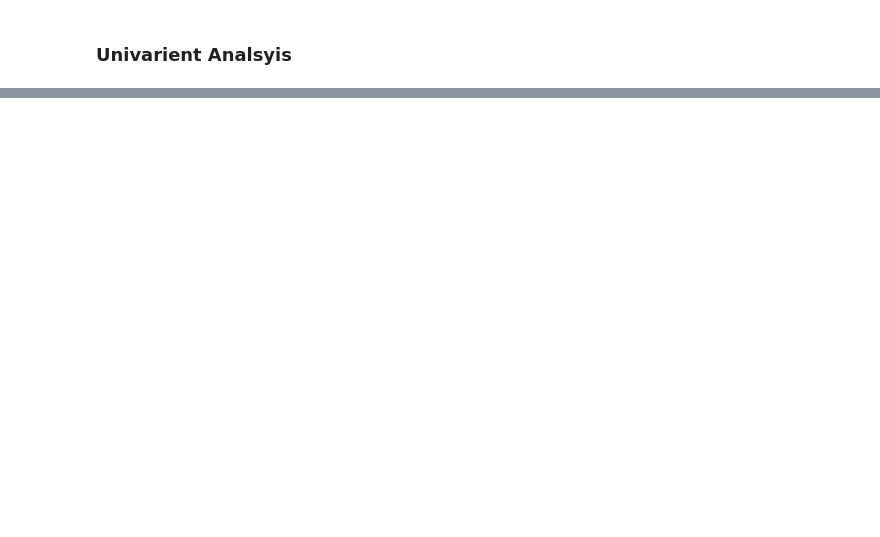
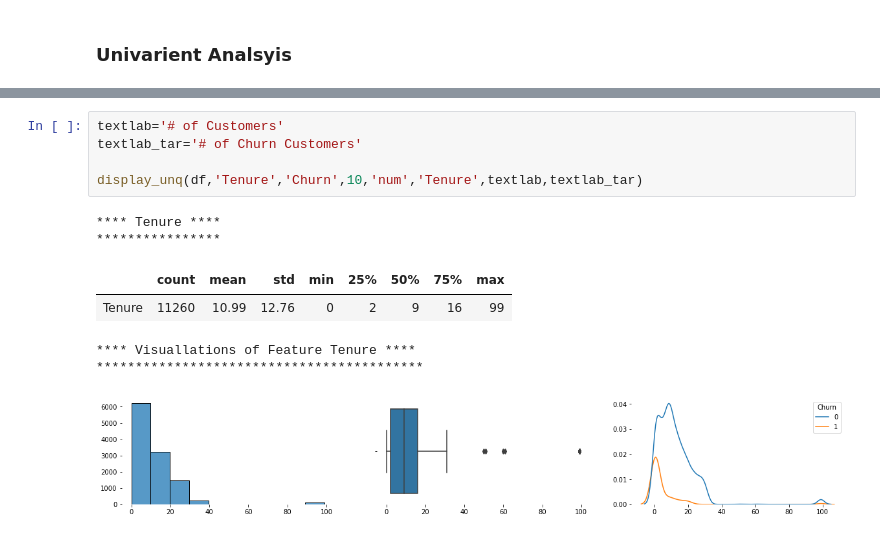
Before and after one commit to psiva2019/CustmerChurn, a Jupyter notebook: CustumerChurn.ipynb, the cells around one changed output, grey strips where cells are left out. Saved outputs shown, nothing was run; the diff lists cells and outputs as text; blank space fills up the shorter version.

```diff
--- a/CustumerChurn.ipynb
+++ b/CustumerChurn.ipynb
@@ -394,0 +486,13 @@ def display_unq(dff,var,tar,bins,typevar,tit):
+# %%
+textlab='# of Customers'
+textlab_tar='# of Churn Customers'
+
+display_unq(df,'Tenure','Churn',10,'num','Tenure',textlab,textlab_tar)
+# %% [output]
+**** Tenure ****
+****************
+|  | count | mean | std | min | 25% | 50% | 75% | max |
+| Tenure | 11260 | 10.99 | 12.76 | 0 | 2 | 9 | 16 | 99 |
+**** Visuallations of Feature Tenure ****
+******************************************
+[figure, added]
```
Also changed, not shown: parts of 11 cells of this notebook, 1 other file.
